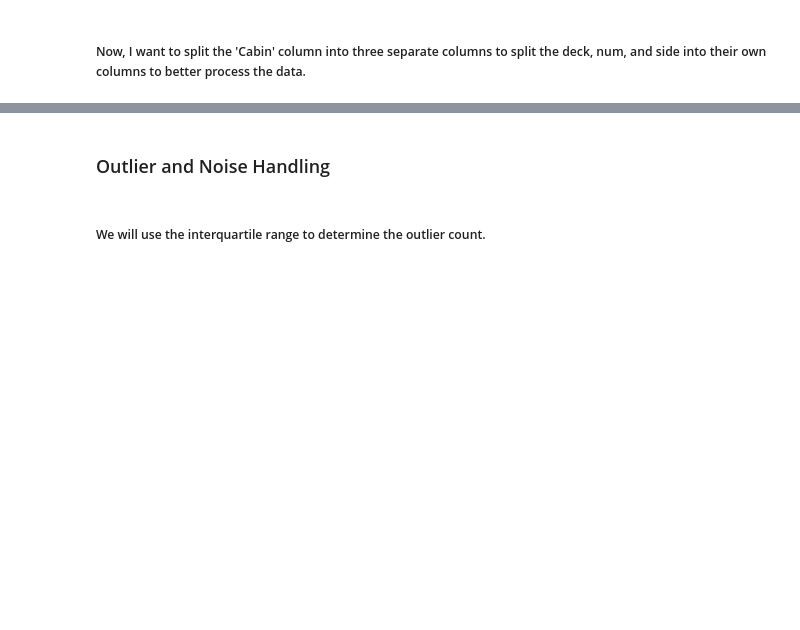
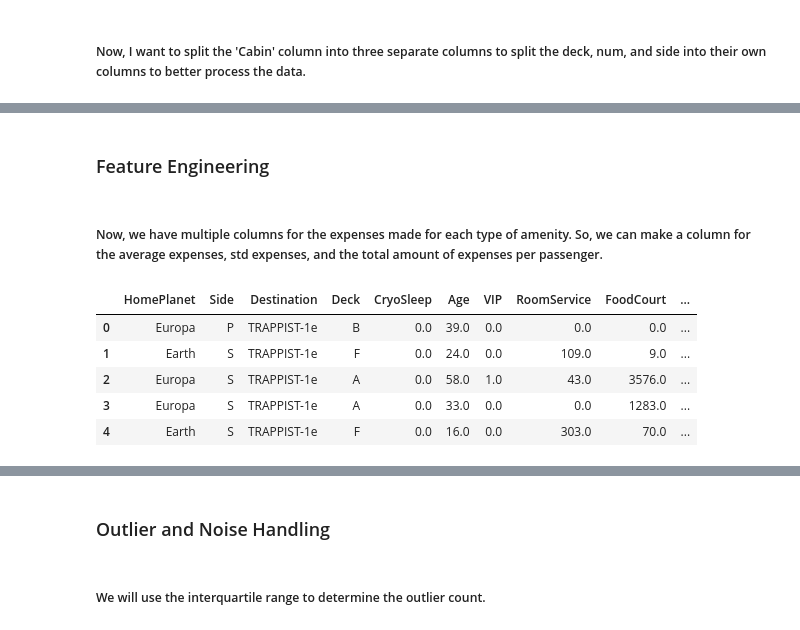
Before and after one commit to cpicazo8304/Spaceship-Titanic-Classification, a Jupyter notebook: notebooks/spaceship-titantic-passenger-classification.ipynb, the cells around one changed output, grey strips where cells are left out. Saved outputs shown, nothing was run; the diff lists cells and outputs as text; code cells hidden in the pictures; blank space fills up the shorter version.

```diff
--- a/notebooks/spaceship-titantic-passenger-classification.ipynb
+++ b/notebooks/spaceship-titantic-passenger-classification.ipynb
@@ -246,6 +136,0 @@ plt.show()
-# %%
-# go through each column with numerical values and find its skew value
-for col in train_data_new.columns:
-    if train_data_new[col].dtype == 'float64' or train_data_new[col].dtype == 'int64':
-        skew_value = train_data_new[col].skew()
-        print(f"{col} Skew Value: {skew_value}")
@@ -263,0 +137,14 @@ Num Skew Value: 0.7464580436841154
+# %%
+impute_cols = ['CryoSleep', 'Age','VIP', 'RoomService', 'FoodCourt', 'ShoppingMall', 'Spa', 'VRDeck', 'PassengerNumber', 'GroupId', 'Num', 'Transported']
+non_impute_cols = list(set(data.columns) - set(impute_cols))
+# %%
+# Handle Missing Values for Numerical Features
+imputer = KNNImputer(n_neighbors=5)
+data_imputed = imputer.fit_transform(data[impute_cols])
+data_imputed = pd.DataFrame(data_imputed, columns=impute_cols)
+data_rest = data[non_impute_cols]
+data = pd.concat([data_rest.reset_index(drop=True), data_imputed.reset_index(drop=True)],axis=1)
+# %%
+# Handle Missing Values for Categorical Features
+for col in non_impute_cols:
+    data[col] = data[col].fillna('U')
@@ -263,0 +171,17 @@ Num Skew Value: 0.7464580436841154
+# %% [markdown]
+<h3>Feature Engineering</h3>
+# %% [markdown]
+<h5>Now, we have multiple columns for the expenses made for each type of amenity. So, we can make a column for the average expenses, std expenses, and the total amount of expenses per passenger. </h5>
+# %%
+expenses = ['RoomService', 'FoodCourt', 'VRDeck', 'Spa', 'ShoppingMall']
+data['TotalExpenses'] = data[expenses].sum(axis=1)
+data['TotalExpenses_std'] = data[expenses].std(axis=1)
+data['TotalExpenses_avg'] = data[expenses].mean(axis=1)
+data.head()
+# %% [output]
+|  | HomePlanet | Side | Destination | Deck | CryoSleep | Age | VIP | RoomService | FoodCourt | ... |
+| 0 | Europa | P | TRAPPIST-1e | B | 0.0 | 39.0 | 0.0 | 0.0 | 0.0 | ... |
+| 1 | Earth | S | TRAPPIST-1e | F | 0.0 | 24.0 | 0.0 | 109.0 | 9.0 | ... |
+| 2 | Europa | S | TRAPPIST-1e | A | 0.0 | 58.0 | 1.0 | 43.0 | 3576.0 | ... |
+| 3 | Europa | S | TRAPPIST-1e | A | 0.0 | 33.0 | 0.0 | 0.0 | 1283.0 | ... |
+| 4 | Earth | S | TRAPPIST-1e | F | 0.0 | 16.0 | 0.0 | 303.0 | 70.0 | ... |
```
Also changed, not shown: parts of 77 cells of this notebook.
